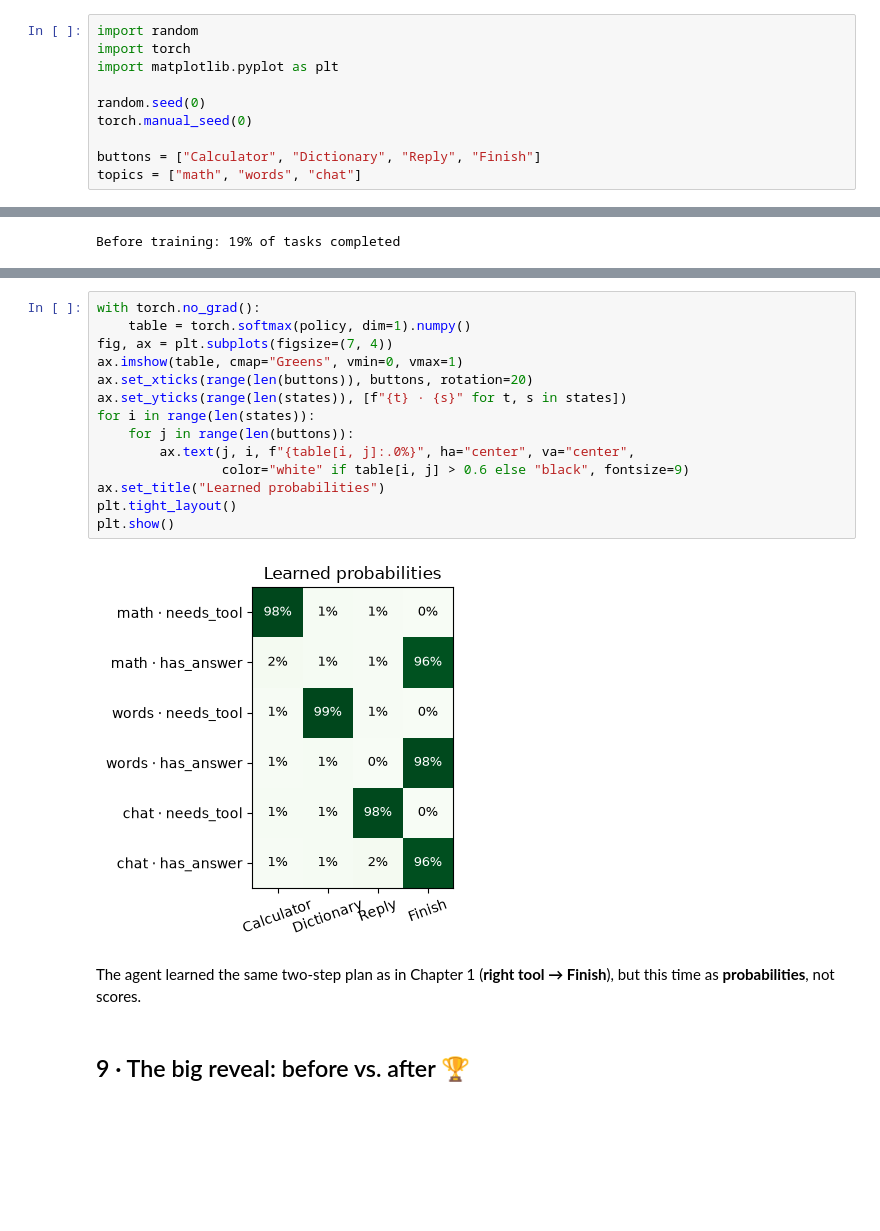
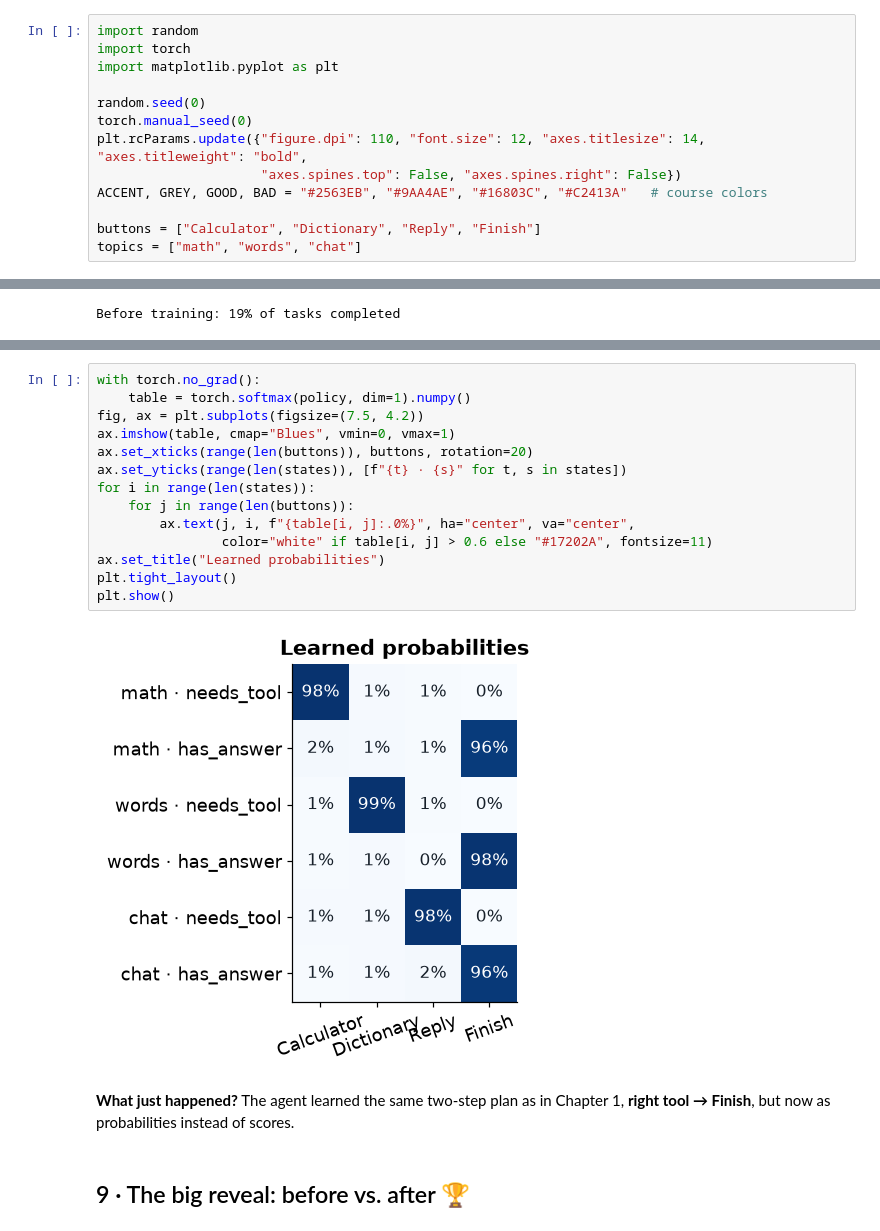
Before and after one commit to HamedKhosravi99/Train-Your-RL-Agent, a Jupyter notebook: notebooks/02_policy_gradient_reinforce.ipynb, the cells around one changed output, grey strips where cells are left out. Cells and saved outputs as stored; diff of their text form; blank space fills up the shorter version.

```diff
--- a/notebooks/02_policy_gradient_reinforce.ipynb
+++ b/notebooks/02_policy_gradient_reinforce.ipynb
@@ -37,6 +39,9 @@ import matplotlib.pyplot as plt
 
 random.seed(0)
 torch.manual_seed(0)
+plt.rcParams.update({"figure.dpi": 110, "font.size": 12, "axes.titlesize": 14, "axes.titleweight": "bold",
+                     "axes.spines.top": False, "axes.spines.right": False})
+ACCENT, GREY, GOOD, BAD = "#2563EB", "#9AA4AE", "#16803C", "#C2413A"   # course colors
 
 buttons = ["Calculator", "Dictionary", "Reply", "Finish"]
 topics = ["math", "words", "chat"]
@@ -285,21 +302,21 @@ Each row is a situation; each column is a button. Darker = more likely.
 # %%
 with torch.no_grad():
     table = torch.softmax(policy, dim=1).numpy()
-fig, ax = plt.subplots(figsize=(7, 4))
-ax.imshow(table, cmap="Greens", vmin=0, vmax=1)
+fig, ax = plt.subplots(figsize=(7.5, 4.2))
+ax.imshow(table, cmap="Blues", vmin=0, vmax=1)
 ax.set_xticks(range(len(buttons)), buttons, rotation=20)
 ax.set_yticks(range(len(states)), [f"{t} · {s}" for t, s in states])
 for i in range(len(states)):
     for j in range(len(buttons)):
         ax.text(j, i, f"{table[i, j]:.0%}", ha="center", va="center",
-                color="white" if table[i, j] > 0.6 else "black", fontsize=9)
+                color="white" if table[i, j] > 0.6 else "#17202A", fontsize=11)
 ax.set_title("Learned probabilities")
 plt.tight_layout()
 plt.show()
 # %% [output]
-[figure, old version]
+[figure, new version]
 # %% [markdown]
-The agent learned the same two-step plan as in Chapter 1 (**right tool → Finish**), but this time as **probabilities**, not scores.
+**What just happened?** The agent learned the same two-step plan as in Chapter 1, **right tool → Finish**, but now as probabilities instead of scores.
 # %% [markdown]
 ## 9 · The big reveal: before vs. after 🏆
 # %%
```
Also changed, not shown: parts of 38 cells of this notebook, 29 other files.
